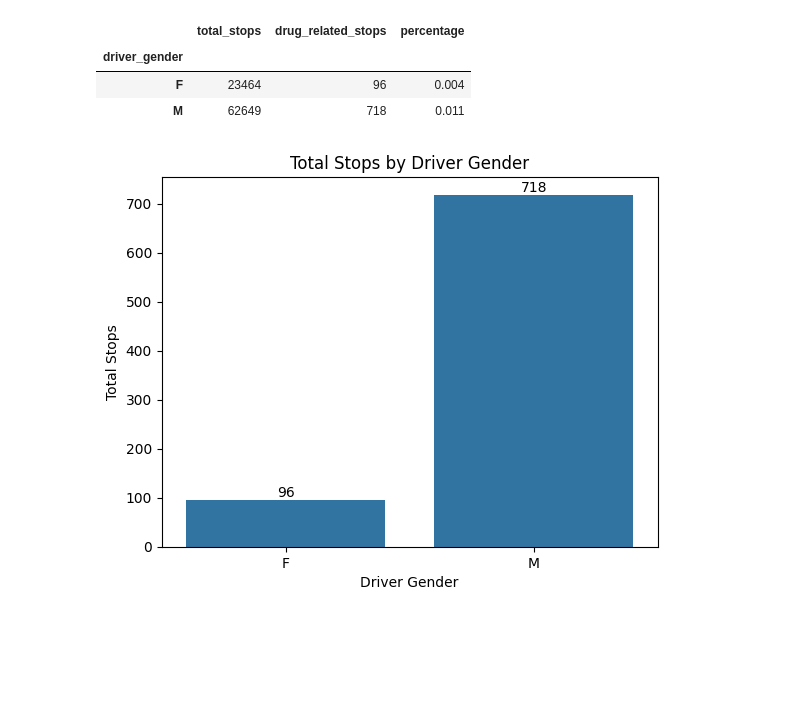
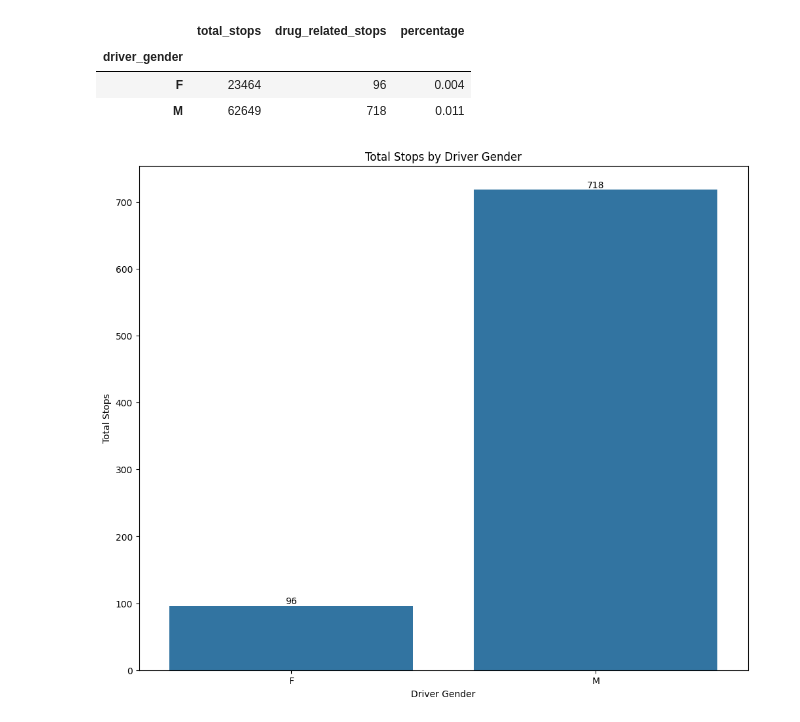
Before and after one commit to Szafranerio/Data_InDepth, a Jupyter notebook: Pandas/Practice/Police.ipynb, the cells around one changed output. Saved outputs shown, nothing was run; the diff lists cells and outputs as text; code cells hidden in the pictures; blank space fills up the shorter version.

```diff
--- a/Pandas/Practice/Police.ipynb
+++ b/Pandas/Practice/Police.ipynb
@@ -108,11 +119,13 @@ gender_data
 | F | 23464 | 96 | 0.004 |
 | M | 62649 | 718 | 0.011 |
 # %%
+#Total stops by gender
+plt.figure(figsize=(12,10))
 ax = sns.barplot(data=gender_data, x='driver_gender', y='drug_related_stops', estimator='sum', errorbar=None)
 ax.bar_label(ax.containers[0], fontsize = 10)
 plt.xlabel('Driver Gender')
 plt.ylabel('Total Stops')
 plt.title('Total Stops by Driver Gender')
 plt.show()
 # %% [output]
-[figure, old version]
+[figure, new version]
```
Also changed, not shown: parts of 5 cells of this notebook.
